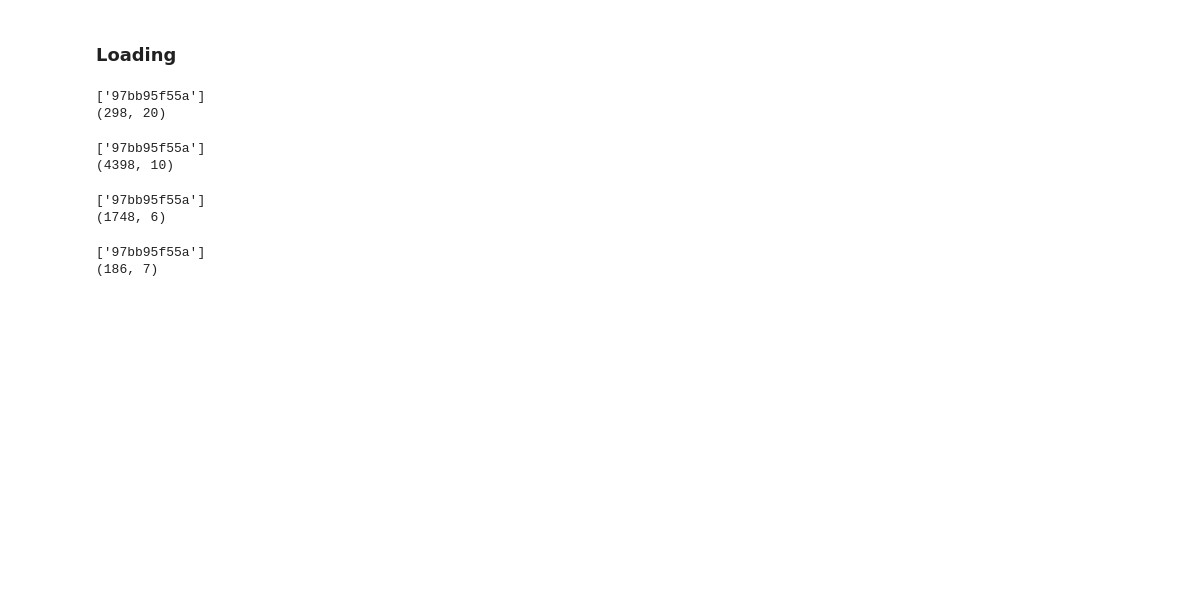
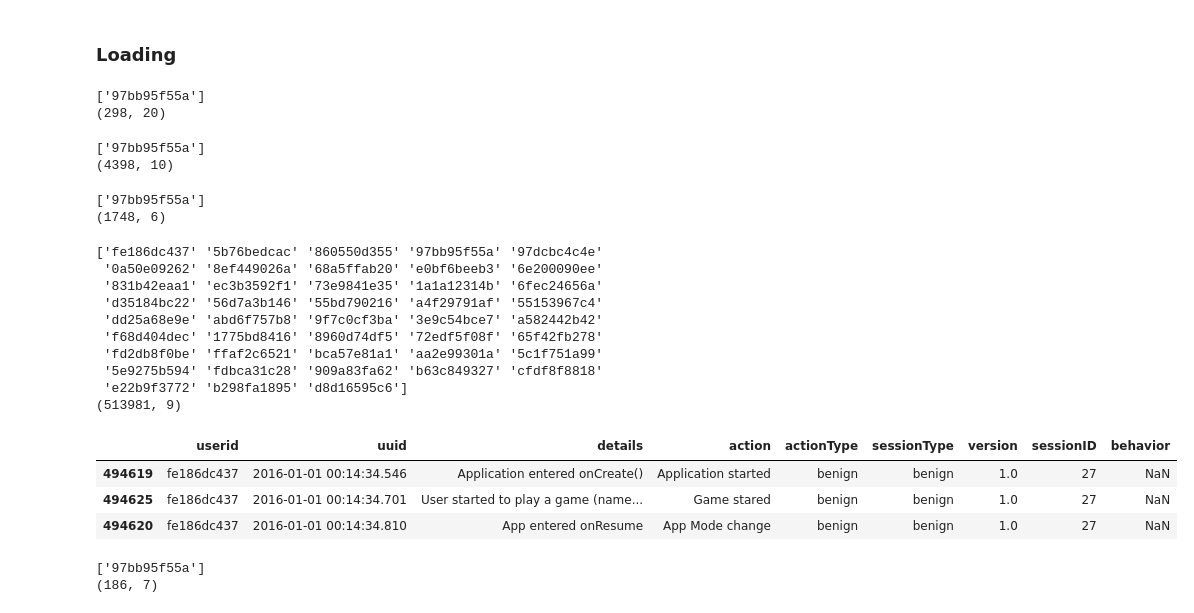
Before and after one commit to kentlingcampbell/project_SherLock, a Jupyter notebook: SherLock.ipynb, the cells around one changed output. Drawn from its saved outputs; the diff is of its cells as text; code cells hidden in the pictures; blank space fills up the shorter version.

```diff
--- a/SherLock.ipynb
+++ b/SherLock.ipynb
@@ -104,4 +104,29 @@ print(Calls.shape)
 # %% [output]
 ['97bb95f55a']
 (1748, 6)
+# %%
+# Raw TSV
+filename = './Moriartyprobe.tsv'
+header_list = ['userid', 'uuid', 'details', 'action', 'actionType', 'sessionType', 'version', 'sessionID', 'behavior']
+Moriarty_tsv = pd.read_csv(filename, sep='\t', names=header_list)
+Moriarty_tsv['uuid'] = (pd.to_datetime(Moriarty_tsv['uuid'], unit='ms'))     # Convert to datatime
+Moriarty_tsv = Moriarty_tsv.sort_values(by='uuid')                           # Unsorted, so sorting required
+print(Moriarty_tsv['userid'].unique())
+print(Moriarty_tsv.shape)
+Moriarty_tsv.head(3)
+# %% [output]
+['fe186dc437' '5b76bedcac' '860550d355' '97bb95f55a' '97dcbc4c4e'
+ '0a50e09262' '8ef449026a' '68a5ffab20' 'e0bf6beeb3' '6e200090ee'
+ '831b42eaa1' 'ec3b3592f1' '73e9841e35' '1a1a12314b' '6fec24656a'
+ 'd35184bc22' '56d7a3b146' '55bd790216' 'a4f29791af' '55153967c4'
+ 'dd25a68e9e' 'abd6f757b8' '9f7c0cf3ba' '3e9c54bce7' 'a582442b42'
+ 'f68d404dec' '1775bd8416' '8960d74df5' '72edf5f08f' '65f42fb278'
+ 'fd2db8f0be' 'ffaf2c6521' 'bca57e81a1' 'aa2e99301a' '5c1f751a99'
+ '5e9275b594' 'fdbca31c28' '909a83fa62' 'b63c849327' 'cfdf8f8818'
+ 'e22b9f3772' 'b298fa1895' 'd8d16595c6']
+(513981, 9)
+|  | userid | uuid | details | action | actionType | sessionType | version | sessionID | behavior |
+| 494619 | fe186dc437 | 2016-01-01 00:14:34.546 | Application entered onCreate() | Application started | benign | benign | 1.0 | 27 | NaN |
+| 494625 | fe186dc437 | 2016-01-01 00:14:34.701 | User started to play a game (name... | Game stared | benign | benign | 1.0 | 27 | NaN |
+| 494620 | fe186dc437 | 2016-01-01 00:14:34.810 | App entered onResume | App Mode change | benign | benign | 1.0 | 27 | NaN |
 # %%
```
Also changed, not shown: parts of 11 cells of this notebook.
